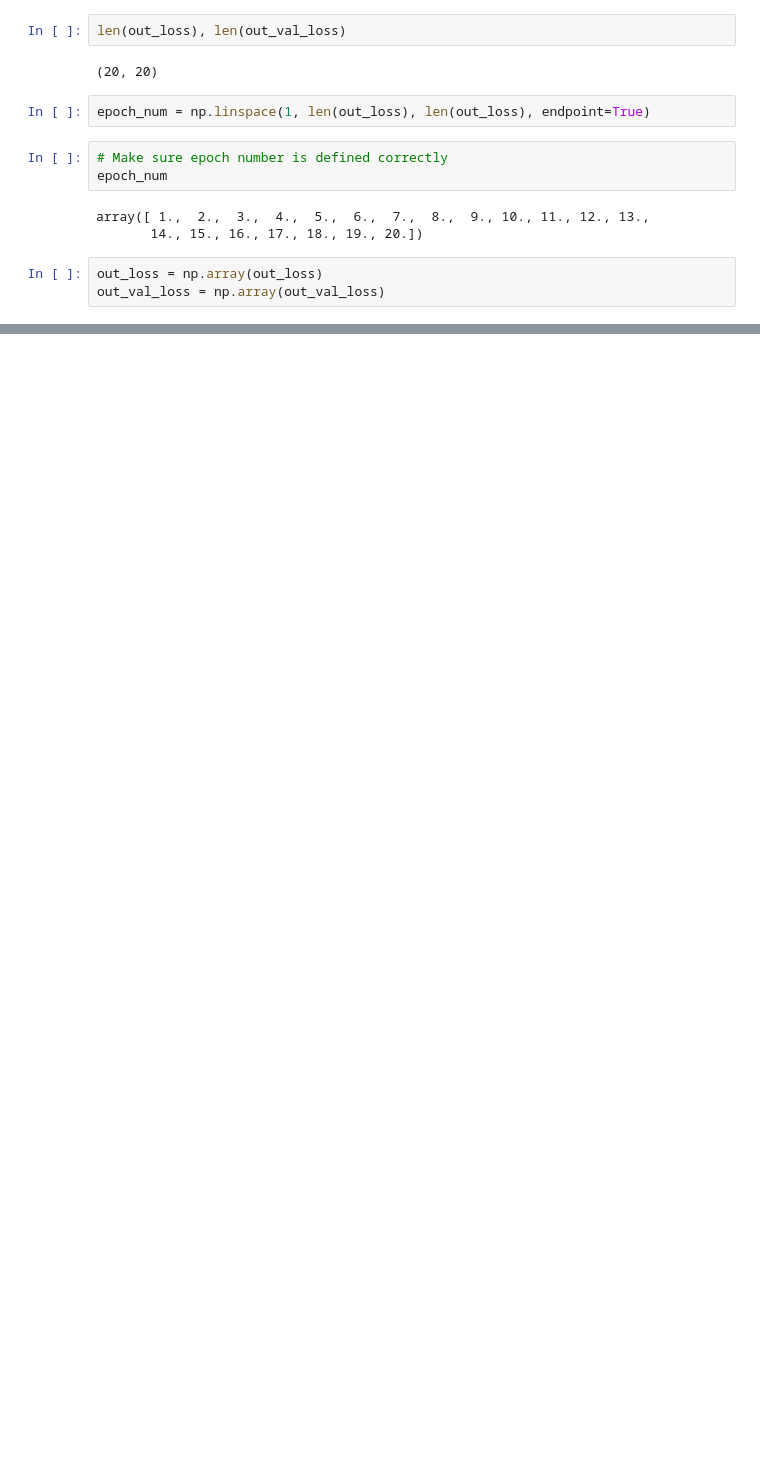
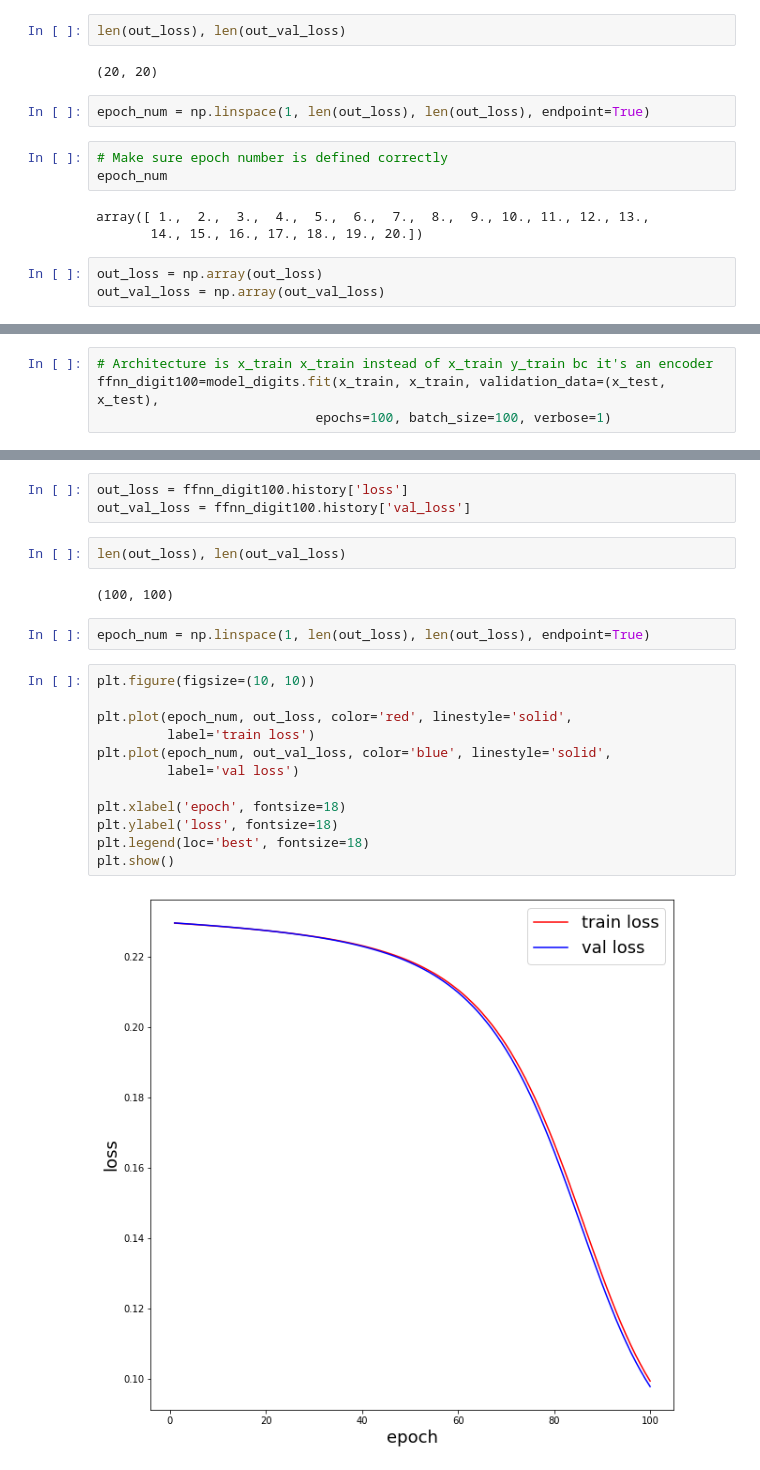
Before and after one commit to bflaggs/DSPS_BFlaggs, a Jupyter notebook: HW10/ffnn_digit_recognition.ipynb, the cells around one changed output, grey strips where cells are left out. Cells and saved outputs as stored; diff of their text form; blank space fills up the shorter version.

Commit message:
Update for longer epochs

```diff
--- a/HW10/ffnn_digit_recognition.ipynb
+++ b/HW10/ffnn_digit_recognition.ipynb
@@ -248,0 +249,4 @@ plt.show()
+# %%
+# Architecture is x_train x_train instead of x_train y_train bc it's an encoder
+ffnn_digit100=model_digits.fit(x_train, x_train, validation_data=(x_test, x_test),
+                            epochs=100, batch_size=100, verbose=1)
@@ -248,0 +271,23 @@ plt.show()
+# %%
+out_loss = ffnn_digit100.history['loss']
+out_val_loss = ffnn_digit100.history['val_loss']
+# %%
+len(out_loss), len(out_val_loss)
+# %% [output]
+(100, 100)
+# %%
+epoch_num = np.linspace(1, len(out_loss), len(out_loss), endpoint=True)
+# %%
+plt.figure(figsize=(10, 10))
+
+plt.plot(epoch_num, out_loss, color='red', linestyle='solid',
+         label='train loss')
+plt.plot(epoch_num, out_val_loss, color='blue', linestyle='solid',
+         label='val loss')
+
+plt.xlabel('epoch', fontsize=18)
+plt.ylabel('loss', fontsize=18)
+plt.legend(loc='best', fontsize=18)
+plt.show()
+# %% [output]
+[figure, added]
```
Also changed, not shown: parts of 23 cells of this notebook.
